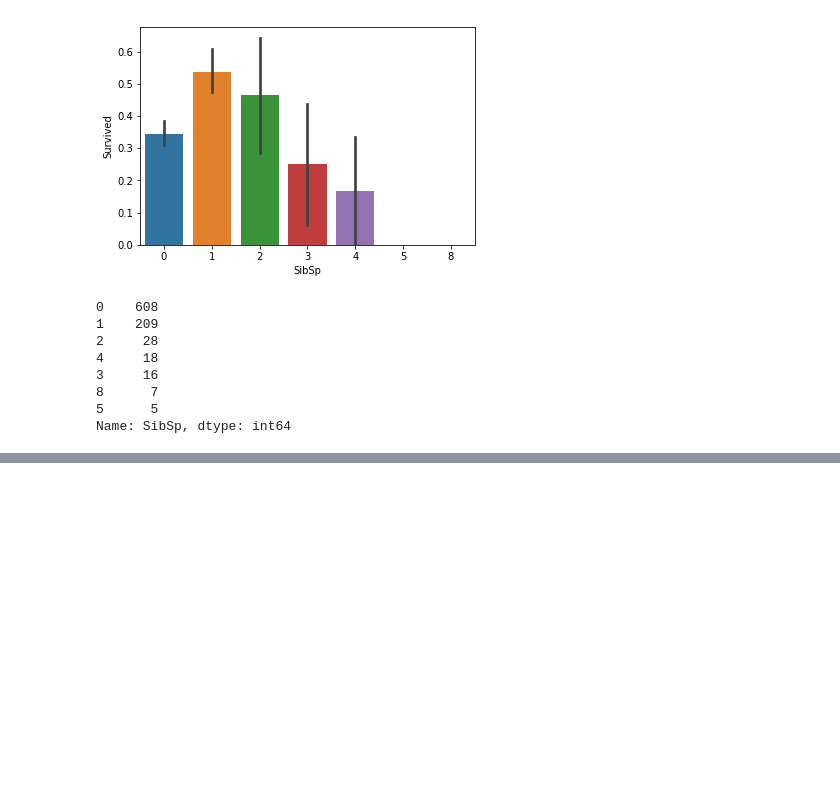
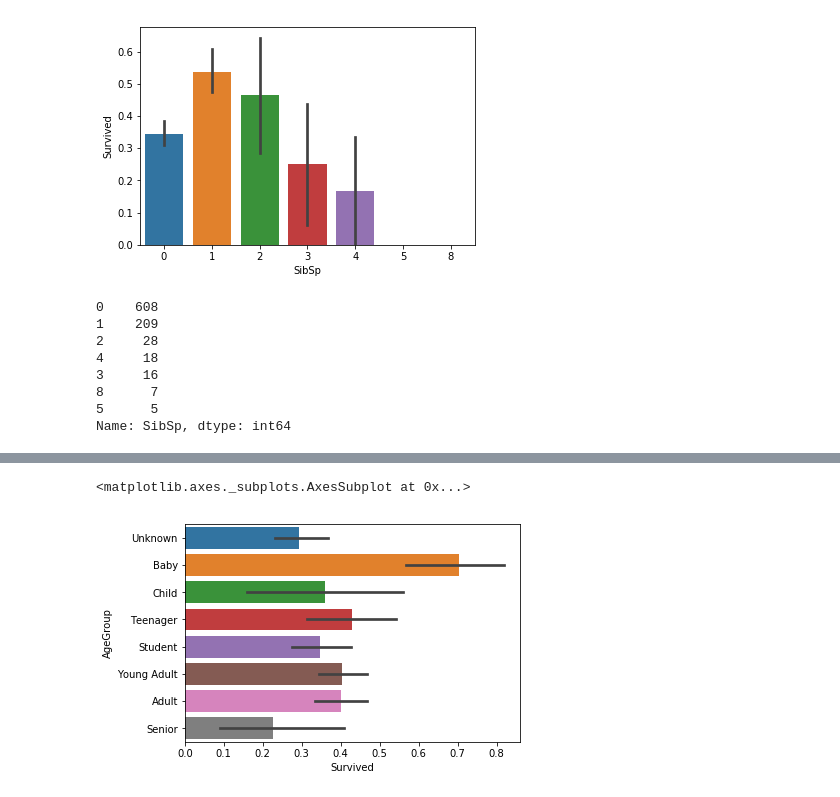
Before and after one commit to innovator-arjun/Titanic-Survival-Prediction, a Jupyter notebook: Titanic-Survival Prediction.ipynb, the cells around one changed output, grey strips where cells are left out. Saved outputs shown, nothing was run; the diff lists cells and outputs as text; code cells hidden in the pictures; blank space fills up the shorter version.

```diff
--- a/Titanic-Survival Prediction.ipynb
+++ b/Titanic-Survival Prediction.ipynb
@@ -159,0 +178,16 @@ tit_train.head()
+# %%
+tit_train['Age']=tit_train['Age'].fillna(-0.5)
+tit_test['Age']=tit_test['Age'].fillna(-0.5)
+
+bins=[-1,0,5,12,18,24,35,60,np.inf]
+
+labels=['Unknown','Baby','Child','Teenager','Student','Young Adult','Adult','Senior']
+
+tit_train['AgeGroup']=pd.cut(tit_train['Age'],bins,labels=labels)
+
+tit_test['AgeGroup']=pd.cut(tit_test['Age'],bins,labels=labels)
+# %%
+sns.barplot(x='Survived',y='AgeGroup',data=tit_train)
+# %% [output]
+<matplotlib.axes._subplots.AxesSubplot at 0x...>
+[figure, added]
```
Also changed, not shown: parts of 5 cells of this notebook.
